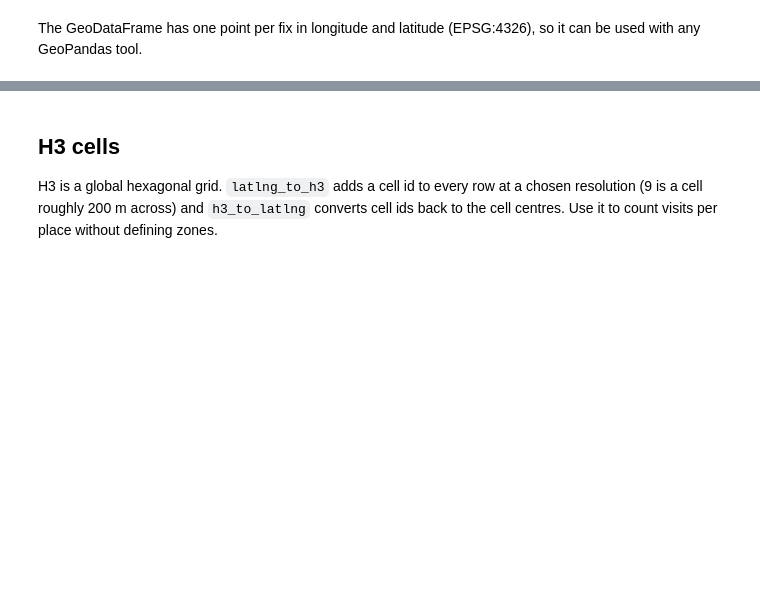
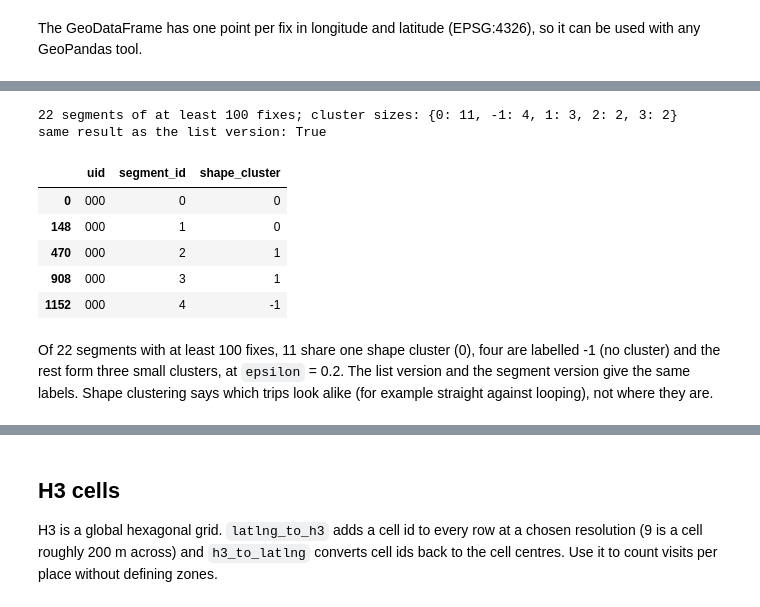
Before and after one commit to gefgu/fastmob, a Jupyter notebook: docs/src/learn/process-trajectories.ipynb, the cells around one changed output, grey strips where cells are left out. Saved outputs shown, nothing was run; the diff lists cells and outputs as text; code cells hidden in the pictures; blank space fills up the shorter version.

```diff
--- a/docs/src/learn/process-trajectories.ipynb
+++ b/docs/src/learn/process-trajectories.ipynb
@@ -223,0 +243,25 @@ Each fix now has the `tile_id` of the grid cell that contains it (the first fixe
+# %%
+from fastmob.trajectory import cluster_trajectory_shapes, cluster_trajectory_shapes_from_segments
+
+with phase("analysis"):
+    segmented = fastmob.segment(fixes, method="observation_gap", gap_s=30 * 60)
+    sizes = segmented.groupby(["uid", "segment_id"]).size()
+    long_segments = segmented.set_index(["uid", "segment_id"]).loc[sizes[sizes >= 100].index].reset_index()
+    by_segment = cluster_trajectory_shapes_from_segments(long_segments, segment_col="segment_id", uid_col="uid", epsilon=0.2)
+    trips = [trip for _, trip in long_segments.groupby(["uid", "segment_id"])]
+    labels = cluster_trajectory_shapes(trips, epsilon=0.2)
+
+print(len(trips), "segments of at least 100 fixes; cluster sizes:", by_segment["shape_cluster"].value_counts().to_dict())
+print("same result as the list version:", by_segment["shape_cluster"].tolist() == labels.tolist())
+by_segment.head()
+# %% [output]
+22 segments of at least 100 fixes; cluster sizes: {0: 11, -1: 4, 1: 3, 2: 2, 3: 2}
+same result as the list version: True
+|  | uid | segment_id | shape_cluster |
+| 0 | 000 | 0 | 0 |
+| 148 | 000 | 1 | 0 |
+| 470 | 000 | 2 | 1 |
+| 908 | 000 | 3 | 1 |
+| 1152 | 000 | 4 | -1 |
+# %% [markdown]
+Of 22 segments with at least 100 fixes, 11 share one shape cluster (0), four are labelled -1 (no cluster) and the rest form three small clusters, at `epsilon` = 0.2. The list version and the segment version give the same labels. Shape clustering says which trips look alike (for example straight against looping), not where they are.
```
Also changed, not shown: parts of 22 cells of this notebook, 49 other files.
